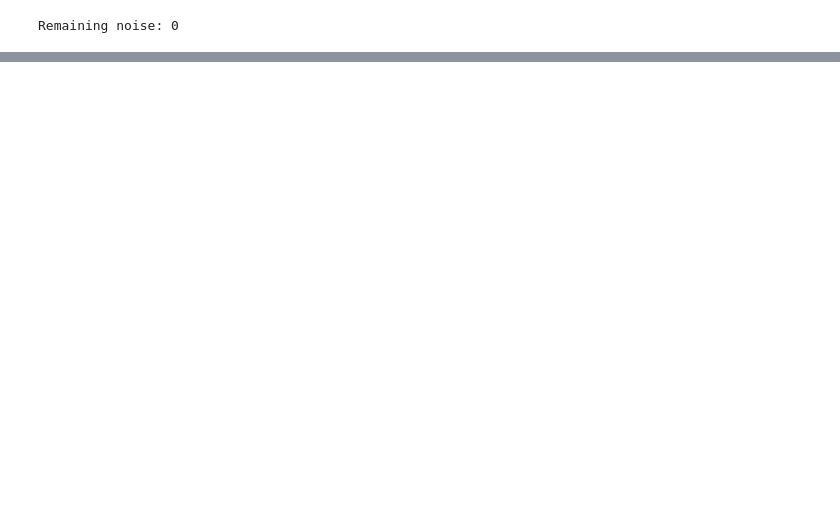
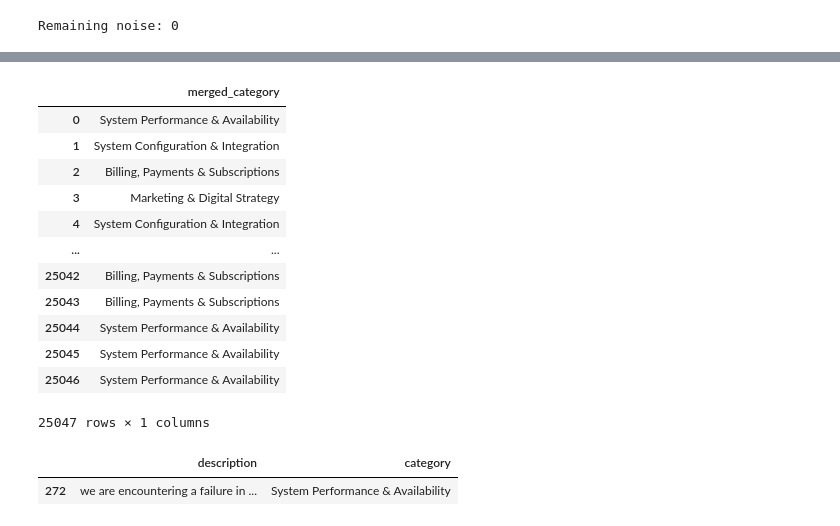
Before and after one commit to paudel-apil/Customer_Support_Ticket_Assistant, a Jupyter notebook: ml/cus_support_ticket_best.ipynb, the cells around one changed output, grey strips where cells are left out. Cells and saved outputs as stored; diff of their text form; code cells hidden in the pictures; blank space fills up the shorter version.

```diff
--- a/ml/cus_support_ticket_best.ipynb
+++ b/ml/cus_support_ticket_best.ipynb
@@ -540,0 +592,16 @@ shutil.make_archive(output_zip, 'zip', folder_to_zip)
+# %%
+cats
+# %% [output]
+|  | merged_category |
+| 0 | System Performance & Availability |
+| 1 | System Configuration & Integration |
+| 2 | Billing, Payments & Subscriptions |
+| 3 | Marketing & Digital Strategy |
+| 4 | System Configuration & Integration |
+| ... | ... |
+| 25042 | Billing, Payments & Subscriptions |
+| 25043 | Billing, Payments & Subscriptions |
+| 25044 | System Performance & Availability |
+| 25045 | System Performance & Availability |
+| 25046 | System Performance & Availability |
+25047 rows × 1 columns
@@ -540,0 +616,5 @@ shutil.make_archive(output_zip, 'zip', folder_to_zip)
+# %%
+descats[272:273]
+# %% [output]
+|  | description | category |
+| 272 | we are encountering a failure in ... | System Performance & Availability |
```
Also changed, not shown: parts of 35 cells of this notebook, 10 other files.
